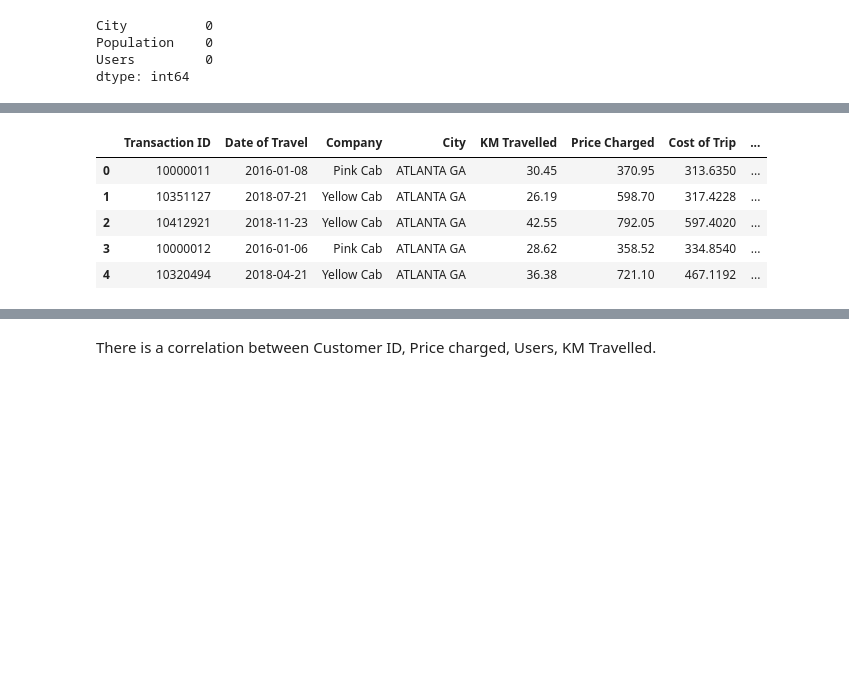
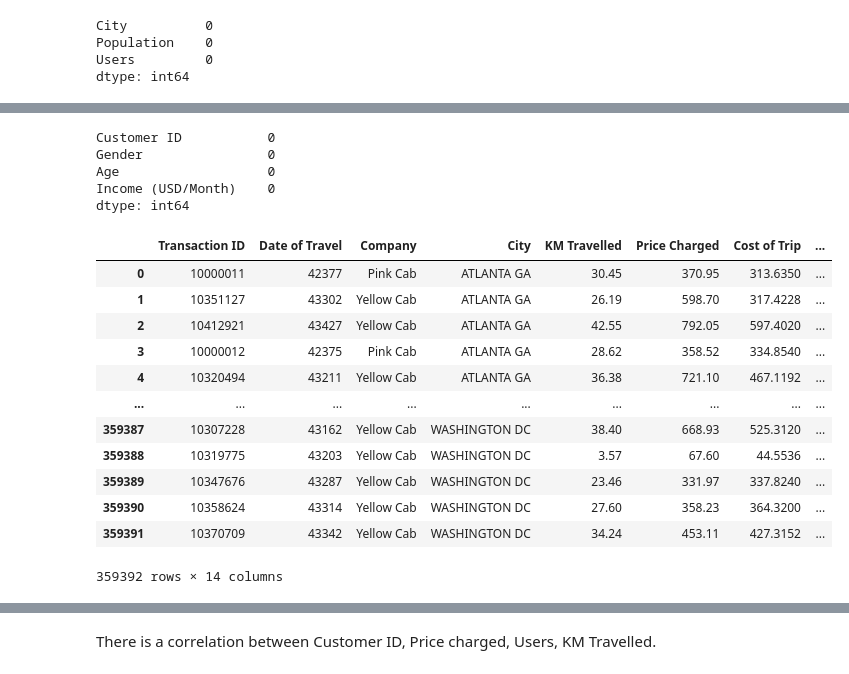
Before and after one commit to farheen11/G2M_Cab-Investment-Firm, a Jupyter notebook: G2M_Cab investment firm Notebook.ipynb, the cells around one changed output, grey strips where cells are left out. Cells and saved outputs as stored; diff of their text form; code cells hidden in the pictures; blank space fills up the shorter version.

```diff
--- a/G2M_Cab investment firm Notebook.ipynb
+++ b/G2M_Cab investment firm Notebook.ipynb
@@ -37,4 +29,0 @@ dtype: object
-# %%
-start =pd.Timestamp('1899-12-30')
-cab_df["Date of Travel"] = pd.to_datetime(cab_df["Date of Travel"], unit="D", origin = start)
-cab_df.head()
@@ -153,9 +65,0 @@ city_df.describe
-# %%
-#changing the datatypes of Population and Users
-
-city_df['Population'] = [x.replace(',', '') for x in city_df['Population']]
-city_df['Population'] = city_df['Population'].astype(float)
-
-#changing the datatype of Users
-city_df['Users'] = [x.replace(',', '') for x in city_df['Users']]
-city_df['Users'] = city_df['Users'].astype(int)
@@ -212,15 +82,30 @@ cust_df.describe(include = 'all')
+# %%
+cust_df.isnull().sum()
+# %% [output]
+Customer ID           0
+Gender                0
+Age                   0
+Income (USD/Month)    0
+dtype: int64
 # %%
 #Merge all the datasets
 df = cab_df.merge(transaction_df, on= 'Transaction ID').merge(cust_df, on ='Customer ID').merge(city_df, on = 'City')
 # %%
-df.head()
+df
 # %% [output]
 |  | Transaction ID | Date of Travel | Company | City | KM Travelled | Price Charged | Cost of Trip | ... |
-| 0 | 10000011 | 2016-01-08 | Pink Cab | ATLANTA GA | 30.45 | 370.95 | 313.6350 | ... |
-| 1 | 10351127 | 2018-07-21 | Yellow Cab | ATLANTA GA | 26.19 | 598.70 | 317.4228 | ... |
-| 2 | 10412921 | 2018-11-23 | Yellow Cab | ATLANTA GA | 42.55 | 792.05 | 597.4020 | ... |
-| 3 | 10000012 | 2016-01-06 | Pink Cab | ATLANTA GA | 28.62 | 358.52 | 334.8540 | ... |
-| 4 | 10320494 | 2018-04-21 | Yellow Cab | ATLANTA GA | 36.38 | 721.10 | 467.1192 | ... |
+| 0 | 10000011 | 42377 | Pink Cab | ATLANTA GA | 30.45 | 370.95 | 313.6350 | ... |
+| 1 | 10351127 | 43302 | Yellow Cab | ATLANTA GA | 26.19 | 598.70 | 317.4228 | ... |
+| 2 | 10412921 | 43427 | Yellow Cab | ATLANTA GA | 42.55 | 792.05 | 597.4020 | ... |
+| 3 | 10000012 | 42375 | Pink Cab | ATLANTA GA | 28.62 | 358.52 | 334.8540 | ... |
+| 4 | 10320494 | 43211 | Yellow Cab | ATLANTA GA | 36.38 | 721.10 | 467.1192 | ... |
+| ... | ... | ... | ... | ... | ... | ... | ... | ... |
+| 359387 | 10307228 | 43162 | Yellow Cab | WASHINGTON DC | 38.40 | 668.93 | 525.3120 | ... |
+| 359388 | 10319775 | 43203 | Yellow Cab | WASHINGTON DC | 3.57 | 67.60 | 44.5536 | ... |
+| 359389 | 10347676 | 43287 | Yellow Cab | WASHINGTON DC | 23.46 | 331.97 | 337.8240 | ... |
+| 359390 | 10358624 | 43314 | Yellow Cab | WASHINGTON DC | 27.60 | 358.23 | 364.3200 | ... |
+| 359391 | 10370709 | 43342 | Yellow Cab | WASHINGTON DC | 34.24 | 453.11 | 427.3152 | ... |
+359392 rows × 14 columns
 # %%
 df.dtypes
 # %% [output]
```
Also changed, not shown: parts of 71 cells of this notebook, 4 other files.
